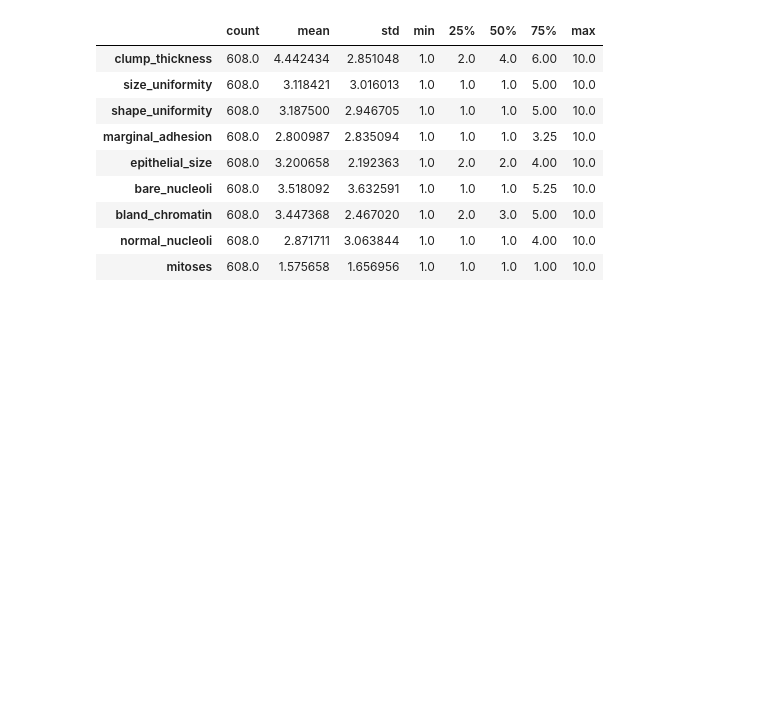
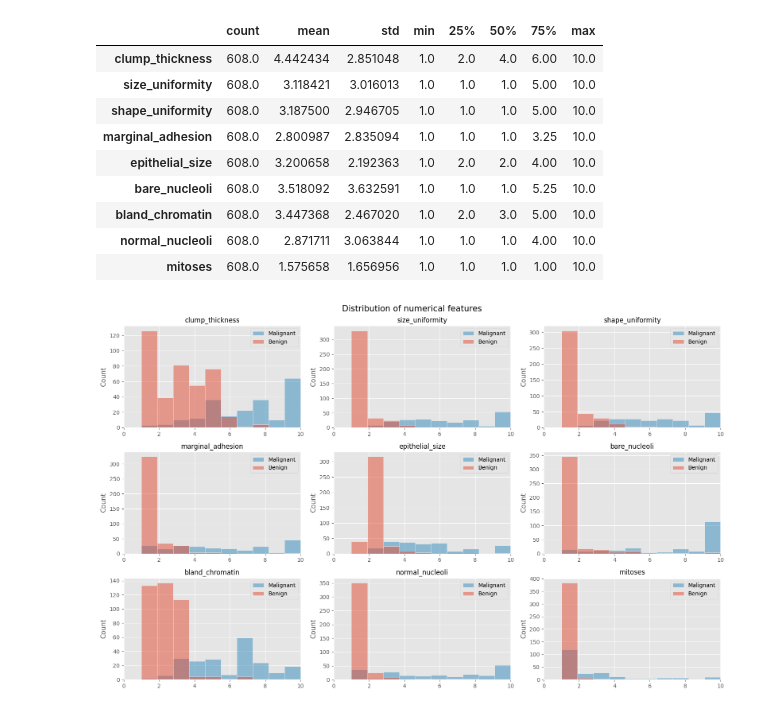
Before and after one commit to Joe-ElM/Breast-Cancer, a Jupyter notebook: Notebooks/1. EDA.ipynb, the cells around one changed output. Saved outputs shown, nothing was run; the diff lists cells and outputs as text; code cells hidden in the pictures; blank space fills up the shorter version.

```diff
--- a/Notebooks/1. EDA.ipynb
+++ b/Notebooks/1. EDA.ipynb
@@ -194,0 +208,33 @@ df.describe().T
+# %%
+# bin = int(np.ceil(1 + 3.3 * np.log(df.shape[0])))
+num_cols = 3
+selected_features_number = len(df.select_dtypes(include = np.number).columns)
+num_rows                 = math.ceil(selected_features_number / num_cols)
+
+
+selected_columns         = df.select_dtypes(include = np.number).columns
+
+fig, axes                = plt.subplots(nrows   = num_rows,
+                                        ncols   = num_cols,
+                                        figsize = (16,10))
+
+axes                     = axes.flatten()                                      # Flatten the 2D array of subplots into a 1D array
+
+for i, col in enumerate(selected_columns):
+    ax = axes[i]
+    sns.histplot(data  = df,
+                 x     = col,
+                 hue   = 'class',
+                 alpha = 0.5,
+                 bins  = 10,
+                 ax    = ax)
+    ax.legend(labels = ['Malignant', 'Benign'])
+    ax.set_title(col, fontsize = 12)
+    ax.set_xlim(1, 10)
+    ax.set_xticks(ax.get_xticks())
+    ax.set_xticklabels(ax.get_xticklabels())
+    ax.set_xlabel('')
+plt.suptitle('Distribution of numerical features', fontsize = 15)
+plt.tight_layout();
+# %% [output]
+[figure, added]
```
Also changed, not shown: parts of 9 cells of this notebook, 1 other file.
